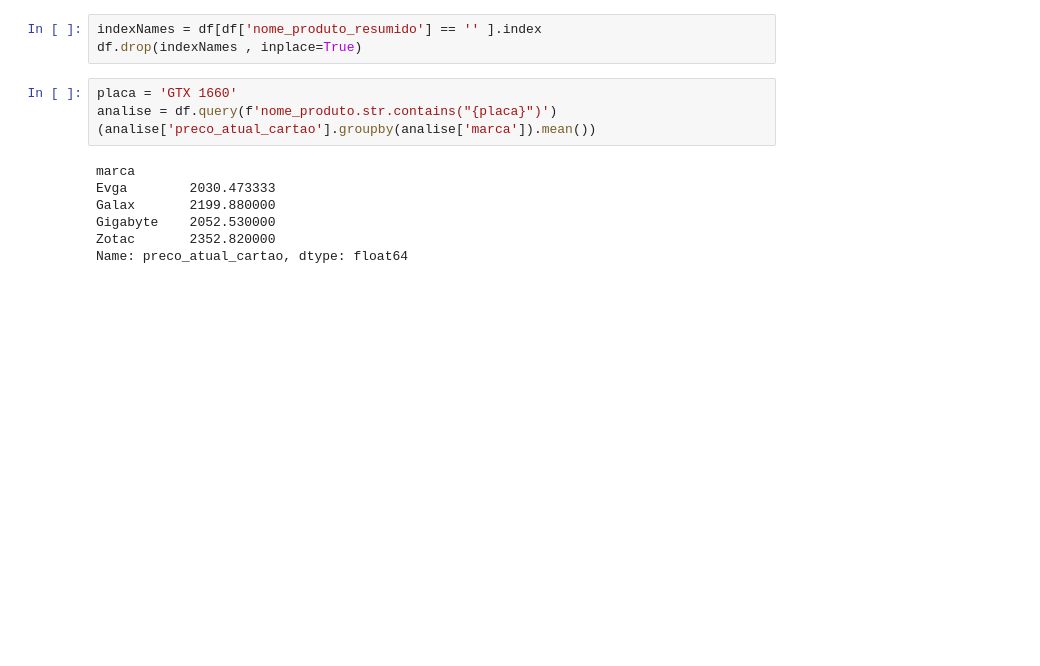
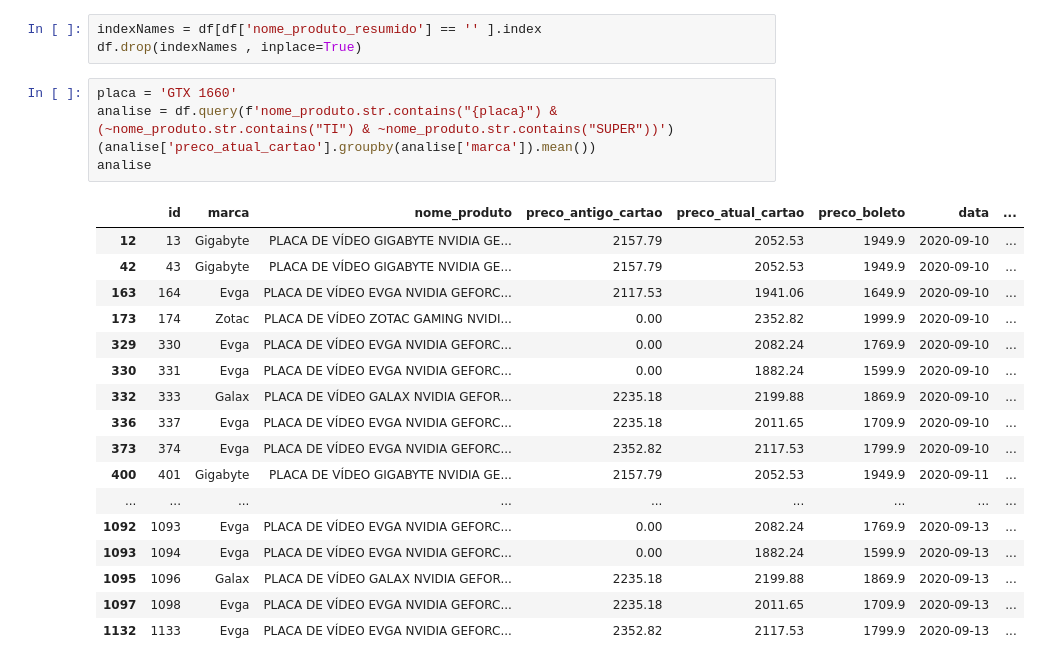
Before and after one commit to Ighus/ds_analysis_hardware_market, a Jupyter notebook: analysis.ipynb, the cells around one changed output. Saved outputs shown, nothing was run; the diff lists cells and outputs as text; blank space fills up the shorter version.

Commit message:
Atualizando o notebook e criando metodos de auxilio

```diff
--- a/analysis.ipynb
+++ b/analysis.ipynb
@@ -121,14 +132,26 @@ indexNames = df[df['nome_produto_resumido'] == '' ].index
 df.drop(indexNames , inplace=True)
 # %%
 placa = 'GTX 1660'
-analise = df.query(f'nome_produto.str.contains("{placa}")')
+analise = df.query(f'nome_produto.str.contains("{placa}") & (~nome_produto.str.contains("TI") & ~nome_produto.str.contains("SUPER"))')
 (analise['preco_atual_cartao'].groupby(analise['marca']).mean())
+analise
 # %% [output]
-marca
-Evga        2030.473333
-Galax       2199.880000
-Gigabyte    2052.530000
-Zotac       2352.820000
-Name: preco_atual_cartao, dtype: float64
+|  | id | marca | nome_produto | preco_antigo_cartao | preco_atual_cartao | preco_boleto | data | ... |
+| 12 | 13 | Gigabyte | PLACA DE VÍDEO GIGABYTE NVIDIA GE... | 2157.79 | 2052.53 | 1949.9 | 2020-09-10 | ... |
+| 42 | 43 | Gigabyte | PLACA DE VÍDEO GIGABYTE NVIDIA GE... | 2157.79 | 2052.53 | 1949.9 | 2020-09-10 | ... |
+| 163 | 164 | Evga | PLACA DE VÍDEO EVGA NVIDIA GEFORC... | 2117.53 | 1941.06 | 1649.9 | 2020-09-10 | ... |
+| 173 | 174 | Zotac | PLACA DE VÍDEO ZOTAC GAMING NVIDI... | 0.00 | 2352.82 | 1999.9 | 2020-09-10 | ... |
+| 329 | 330 | Evga | PLACA DE VÍDEO EVGA NVIDIA GEFORC... | 0.00 | 2082.24 | 1769.9 | 2020-09-10 | ... |
+| 330 | 331 | Evga | PLACA DE VÍDEO EVGA NVIDIA GEFORC... | 0.00 | 1882.24 | 1599.9 | 2020-09-10 | ... |
+| 332 | 333 | Galax | PLACA DE VÍDEO GALAX NVIDIA GEFOR... | 2235.18 | 2199.88 | 1869.9 | 2020-09-10 | ... |
+| 336 | 337 | Evga | PLACA DE VÍDEO EVGA NVIDIA GEFORC... | 2235.18 | 2011.65 | 1709.9 | 2020-09-10 | ... |
+| 373 | 374 | Evga | PLACA DE VÍDEO EVGA NVIDIA GEFORC... | 2352.82 | 2117.53 | 1799.9 | 2020-09-10 | ... |
+| 400 | 401 | Gigabyte | PLACA DE VÍDEO GIGABYTE NVIDIA GE... | 2157.79 | 2052.53 | 1949.9 | 2020-09-11 | ... |
+| ... | ... | ... | ... | ... | ... | ... | ... | ... |
+| 1092 | 1093 | Evga | PLACA DE VÍDEO EVGA NVIDIA GEFORC... | 0.00 | 2082.24 | 1769.9 | 2020-09-13 | ... |
+| 1093 | 1094 | Evga | PLACA DE VÍDEO EVGA NVIDIA GEFORC... | 0.00 | 1882.24 | 1599.9 | 2020-09-13 | ... |
+| 1095 | 1096 | Galax | PLACA DE VÍDEO GALAX NVIDIA GEFOR... | 2235.18 | 2199.88 | 1869.9 | 2020-09-13 | ... |
+| 1097 | 1098 | Evga | PLACA DE VÍDEO EVGA NVIDIA GEFORC... | 2235.18 | 2011.65 | 1709.9 | 2020-09-13 | ... |
+| 1132 | 1133 | Evga | PLACA DE VÍDEO EVGA NVIDIA GEFORC... | 2352.82 | 2117.53 | 1799.9 | 2020-09-13 | ... |
 # %%
 sns.palplot(sns.color_palette("husl", 8))
```
Also changed, not shown: parts of 11 cells of this notebook, 2 other files.
